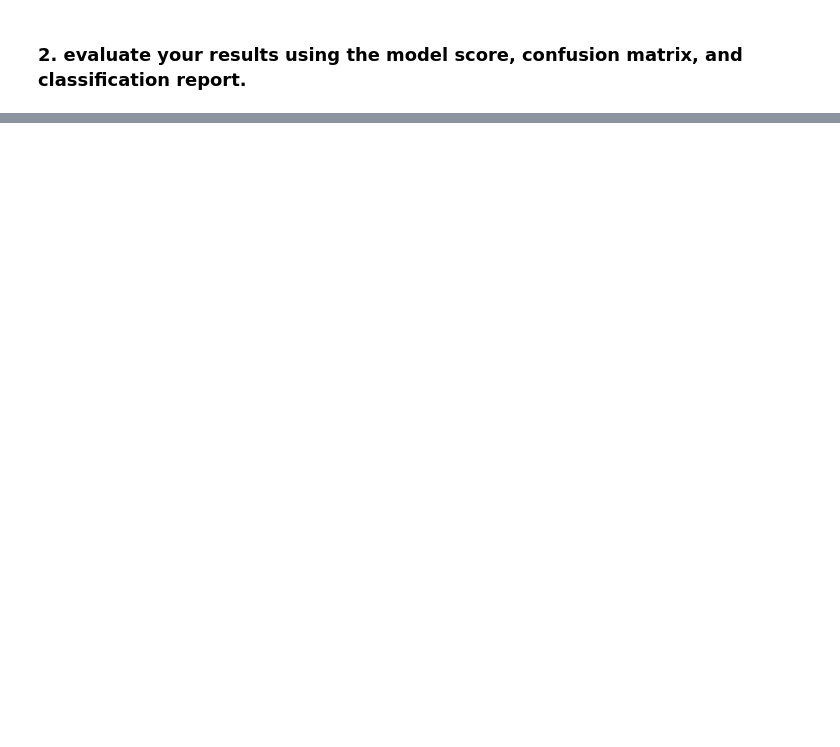
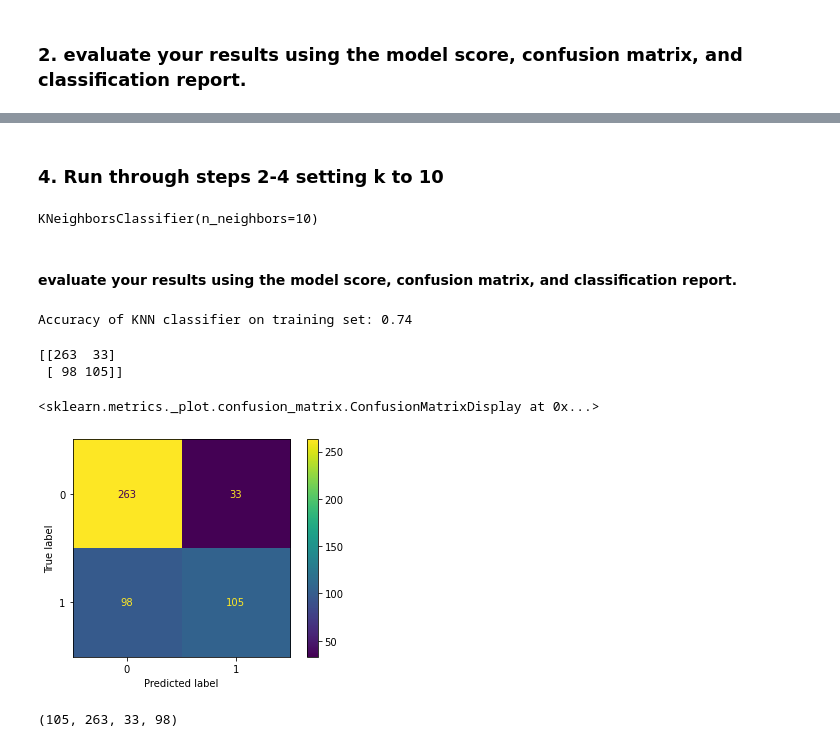
Before and after one commit to cristinalucin/classification-exercises, a Jupyter notebook: model.ipynb, the cells around one changed output, grey strips where cells are left out. Cells and saved outputs as stored; diff of their text form; code cells hidden in the pictures; blank space fills up the shorter version.

```diff
--- a/model.ipynb
+++ b/model.ipynb
@@ -1204,0 +1367,10 @@ Accuracy of KNN (k=5) classifier on validate set: 0.69
+# %% [markdown]
+### 4. Run through steps 2-4 setting k to 10
+# %%
+# weights = ['uniform', 'density']
+knn = KNeighborsClassifier(n_neighbors=10, weights='uniform')
+# %%
+#Fit
+knn.fit(X_train, y_train)
+# %% [output]
+KNeighborsClassifier(n_neighbors=10)
@@ -1204,0 +1381,25 @@ Accuracy of KNN (k=5) classifier on validate set: 0.69
+# %% [markdown]
+#### evaluate your results using the model score, confusion matrix, and classification report.
+# %%
+print('Accuracy of KNN classifier on training set: {:.2f}'
+     .format(knn.score(X_train, y_train)))
+# %% [output]
+Accuracy of KNN classifier on training set: 0.74
+# %%
+print(confusion_matrix(y_train, y_pred))
+# %% [output]
+[[263  33]
+ [ 98 105]]
+# %%
+plot_confusion_matrix(knn, X_train, y_train)
+# %% [output]
+<sklearn.metrics._plot.confusion_matrix.ConfusionMatrixDisplay at 0x...>
+[figure, added]
+# %%
+TN, FP, FN, TP = confusion_matrix(y_train, y_pred).ravel()
+
+ALL = TP + TN + FP + FN
+
+TP, TN, FP, FN
+# %% [output]
+(105, 263, 33, 98)
```
Also changed, not shown: parts of 58 cells of this notebook.
